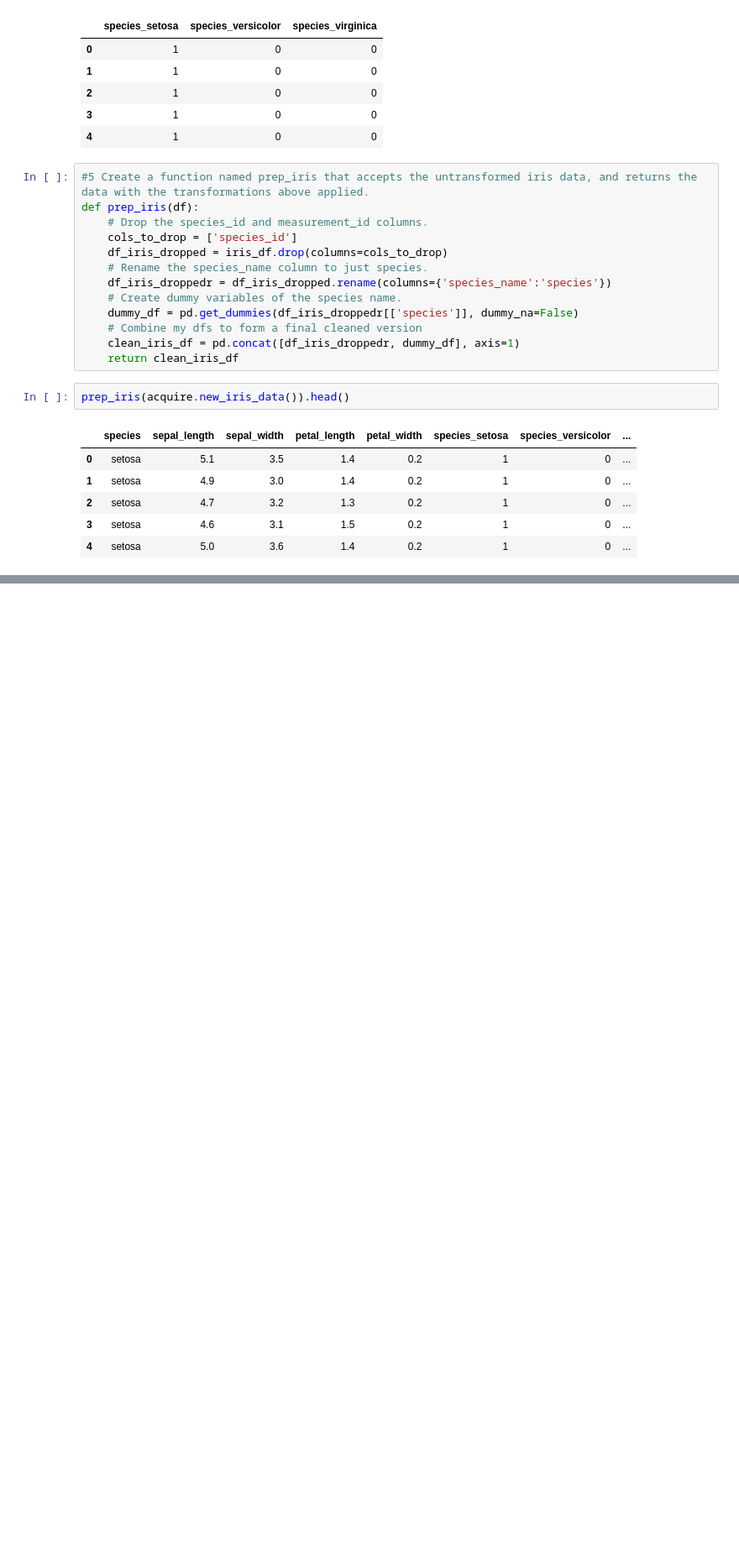
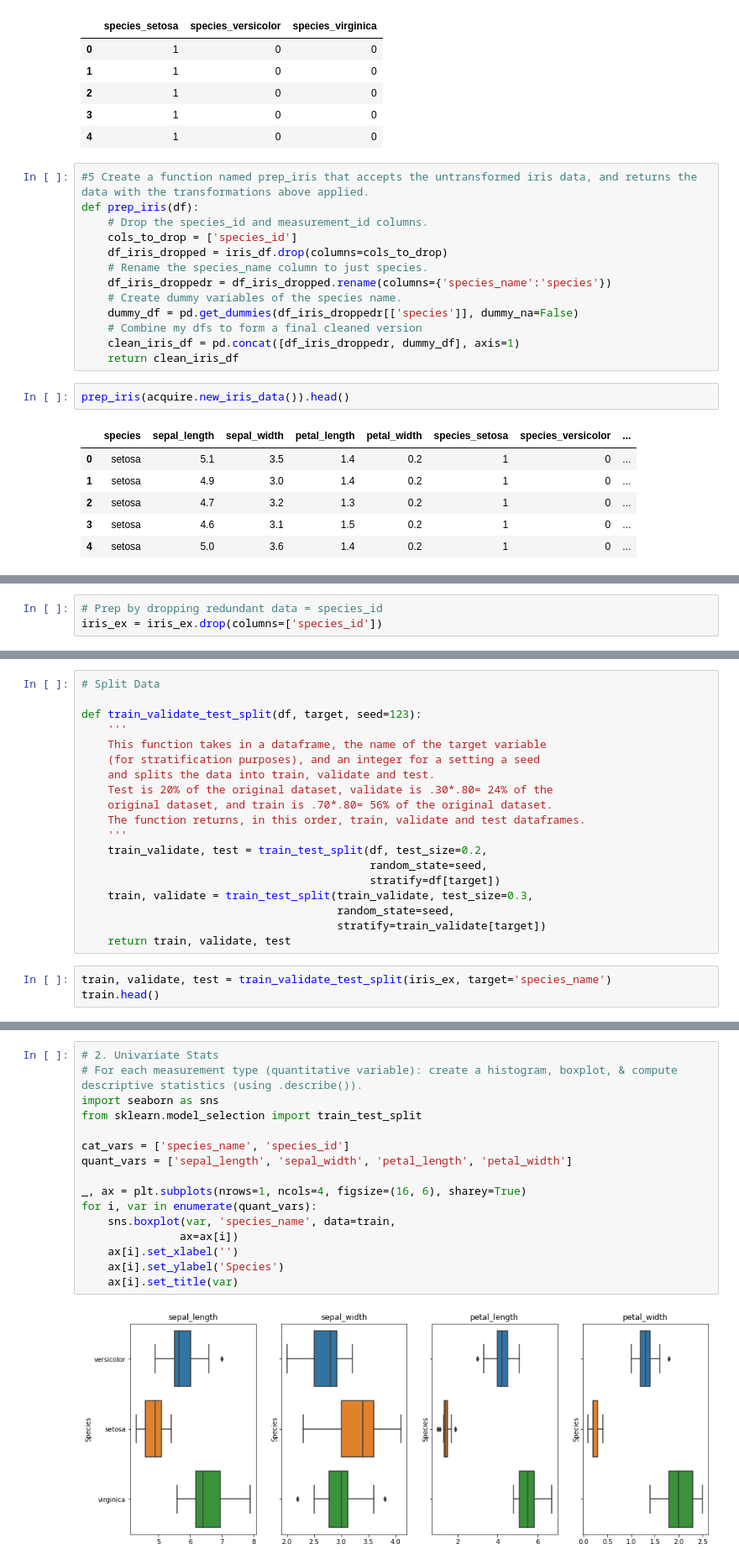
Before and after one commit to albertopuentes/classification-exercises, a Jupyter notebook: classification_exercises.ipynb, the cells around one changed output, grey strips where cells are left out. Shown at 84% size. Saved outputs shown, nothing was run; the diff lists cells and outputs as text; blank space fills up the shorter version.

```diff
--- a/classification_exercises.ipynb
+++ b/classification_exercises.ipynb
@@ -275,0 +295,3 @@ prep_iris(acquire.new_iris_data()).head()
+# %%
+# Prep by dropping redundant data = species_id
+iris_ex = iris_ex.drop(columns=['species_id'])
@@ -275,0 +300,22 @@ prep_iris(acquire.new_iris_data()).head()
+# %%
+# Split Data
+
+def train_validate_test_split(df, target, seed=123):
+    '''
+    This function takes in a dataframe, the name of the target variable
+    (for stratification purposes), and an integer for a setting a seed
+    and splits the data into train, validate and test.
+    Test is 20% of the original dataset, validate is .30*.80= 24% of the
+    original dataset, and train is .70*.80= 56% of the original dataset.
+    The function returns, in this order, train, validate and test dataframes.
+    '''
+    train_validate, test = train_test_split(df, test_size=0.2,
+                                            random_state=seed,
+                                            stratify=df[target])
+    train, validate = train_test_split(train_validate, test_size=0.3,
+                                       random_state=seed,
+                                       stratify=train_validate[target])
+    return train, validate, test
+# %%
+train, validate, test = train_validate_test_split(iris_ex, target='species_name')
+train.head()
@@ -275,0 +329,18 @@ prep_iris(acquire.new_iris_data()).head()
+# %%
+# 2. Univariate Stats
+# For each measurement type (quantitative variable): create a histogram, boxplot, & compute descriptive statistics (using .describe()).
+import seaborn as sns
+from sklearn.model_selection import train_test_split
+
+cat_vars = ['species_name', 'species_id']
+quant_vars = ['sepal_length', 'sepal_width', 'petal_length', 'petal_width']
+
+_, ax = plt.subplots(nrows=1, ncols=4, figsize=(16, 6), sharey=True)
+for i, var in enumerate(quant_vars):
+    sns.boxplot(var, 'species_name', data=train,
+               ax=ax[i])
+    ax[i].set_xlabel('')
+    ax[i].set_ylabel('Species')
+    ax[i].set_title(var)
+# %% [output]
+[figure, added]
```
Also changed, not shown: parts of 19 cells of this notebook.
